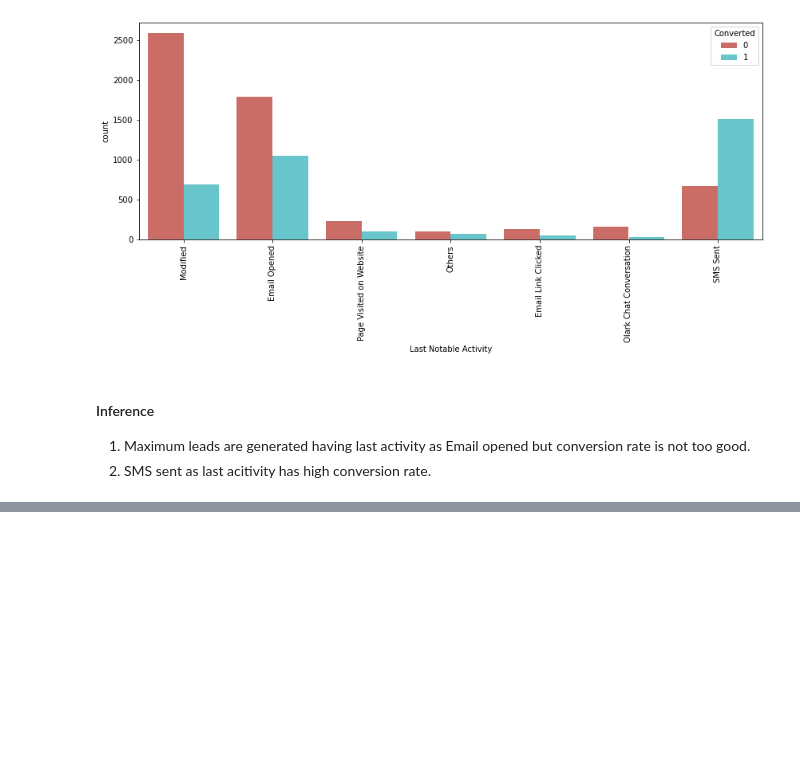
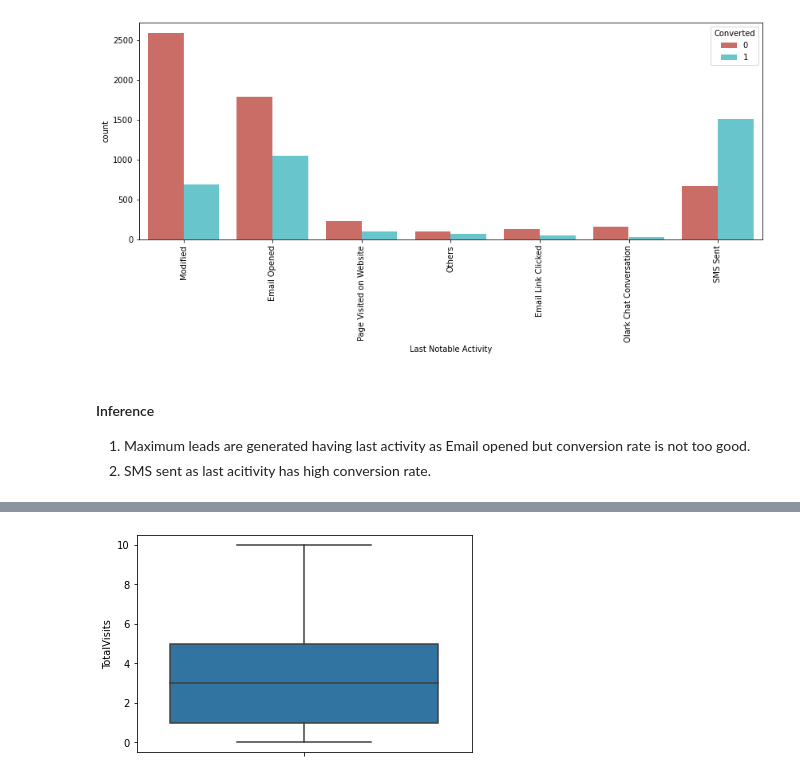
Before and after one commit to sumeet1396/Leading-Scoring-Case-Study, a Jupyter notebook: lead-scoring.ipynb, the cells around one changed output, grey strips where cells are left out. Saved outputs shown, nothing was run; the diff lists cells and outputs as text; code cells hidden in the pictures; blank space fills up the shorter version.

```diff
--- a/lead-scoring.ipynb
+++ b/lead-scoring.ipynb
@@ -591,0 +701,12 @@ columnsToDrop.append('Last Notable Activity')
+# %%
+#Outlier Treatment: capping the outliers to 95% value for analysis
+
+percentiles = leads['TotalVisits'].quantile([0.05,0.95]).values
+leads['TotalVisits'][leads['TotalVisits'] <= percentiles[0]] = percentiles[0]
+leads['TotalVisits'][leads['TotalVisits'] >= percentiles[1]] = percentiles[1]
+
+#visualizing variable after outlier treatment
+sns.boxplot(y=leads['TotalVisits'])
+plt.show()
+# %% [output]
+[figure, added]
```
Also changed, not shown: parts of 155 cells of this notebook, 1 other file.
